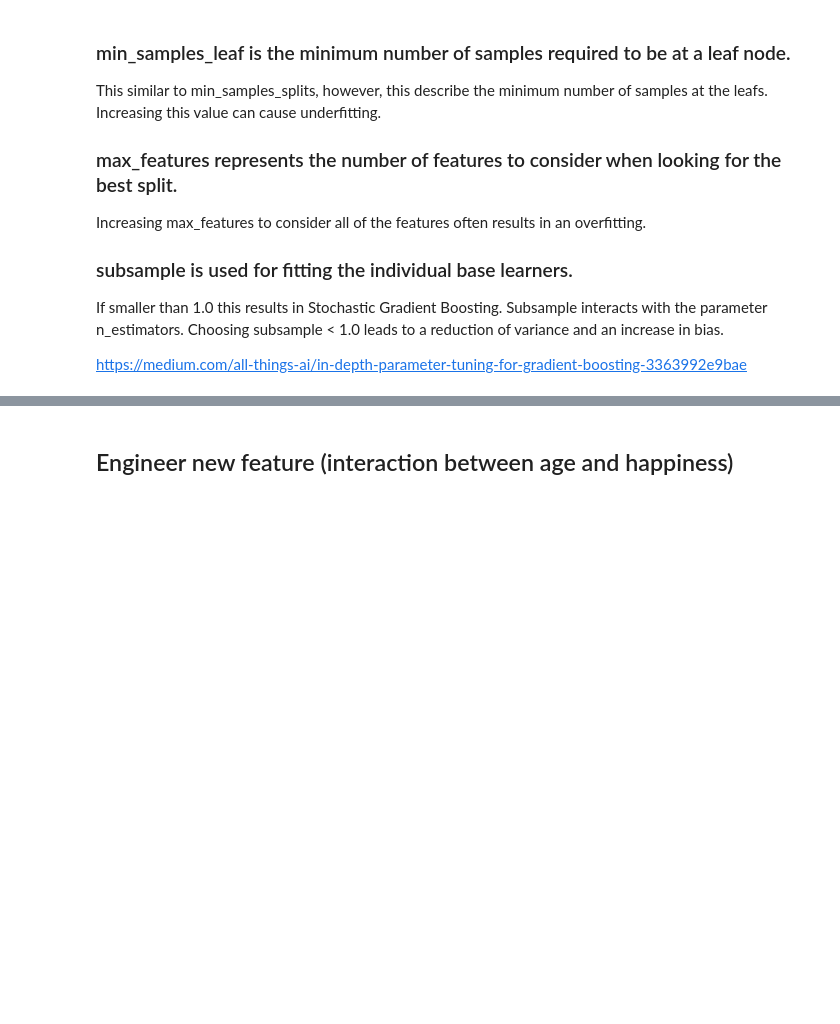
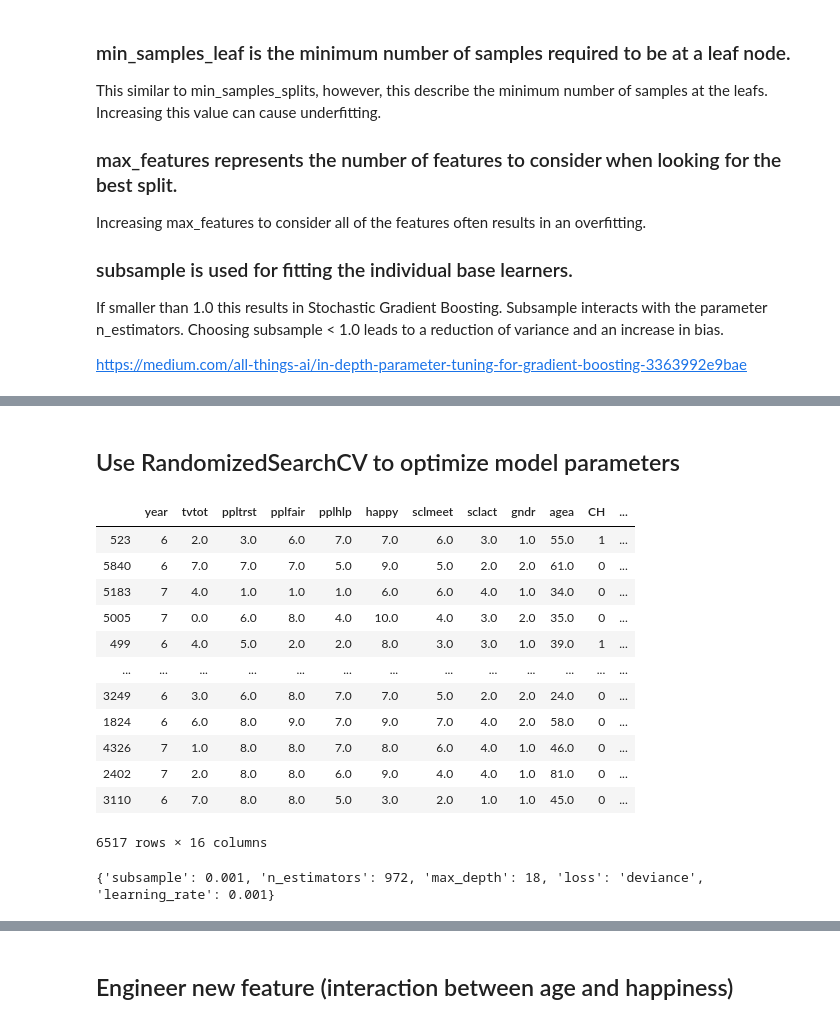
Before and after one commit to happyheppler/Thinkful-Modules-16-23, a Jupyter notebook: module22_drill.ipynb, the cells around one changed output, grey strips where cells are left out. Drawn from its saved outputs; the diff is of its cells as text; code cells hidden in the pictures; blank space fills up the shorter version.

```diff
--- a/module22_drill.ipynb
+++ b/module22_drill.ipynb
@@ -52,7 +51,8 @@ X = df.loc[:, ~df.columns.isin(['partner', 'cntry', 'idno'])]
 X = pd.concat([X, pd.get_dummies(df['cntry'])], axis=1)
 
 # Create training and test sets
-X_train, X_test, y_train, y_test = train_test_split(X, y, test_size=0.2, random_state=5)
+X_train, X_test, y_train, y_test = train_test_split(
+    X, y, test_size=0.2, random_state=5)
 # %% [markdown]
 ## Original Model
 # %%
@@ -276,0 +311,39 @@ print(clf.best_params_)
+# %%
+# Set parameters to optimized values
+params = {'loss': 'deviance',
+          'n_estimators': 200,
+          'max_depth': 2,
+          'learning_rate': 0.05,
+          'subsample': 1,
+          'max_features': 10
+          }
+
+# Initialize and fit the model
+clf = ensemble.GradientBoostingClassifier(**params)
+clf.fit(X_train, y_train)
+
+predict_train = clf.predict(X_train)
+predict_test = clf.predict(X_test)
+
+# Accuracy tables
+table_train = pd.crosstab(y_train, predict_train, margins=True)
+table_test = pd.crosstab(y_test, predict_test, margins=True)
+
+train_tI_errors = table_train.loc[0.0, 1.0] / table_train.loc['All', 'All']
+train_tII_errors = table_train.loc[1.0, 0.0] / table_train.loc['All', 'All']
+
+test_tI_errors = table_test.loc[0.0, 1.0] / table_test.loc['All', 'All']
+test_tII_errors = table_test.loc[1.0, 0.0] / table_test.loc['All', 'All']
+
+print((
+    'Training set accuracy:\n'
+    'Percent Type I errors: {}\n'
+    'Percent Type II errors: {}\n\n'
+    'Test set accuracy:\n'
+    'Percent Type I errors: {}\n'
+    'Percent Type II errors: {}\n'
+).format(train_tI_errors, train_tII_errors, test_tI_errors, test_tII_errors))
+
+print(
+    'Train Set F1 Score: {}\n'
+    'Test Set F1 Score: {}'.format(f1_score(y_train, predict_train), f1_score(y_test, predict_test)))
@@ -277,3 +361,36 @@ print(clf.best_params_)
+# %% [markdown]
+## Use RandomizedSearchCV to optimize model parameters
+# %%
+X_train
+# %% [output]
+|  | year | tvtot | ppltrst | pplfair | pplhlp | happy | sclmeet | sclact | gndr | agea | CH | ... |
+| 523 | 6 | 2.0 | 3.0 | 6.0 | 7.0 | 7.0 | 6.0 | 3.0 | 1.0 | 55.0 | 1 | ... |
+| 5840 | 6 | 7.0 | 7.0 | 7.0 | 5.0 | 9.0 | 5.0 | 2.0 | 2.0 | 61.0 | 0 | ... |
+| 5183 | 7 | 4.0 | 1.0 | 1.0 | 1.0 | 6.0 | 6.0 | 4.0 | 1.0 | 34.0 | 0 | ... |
+| 5005 | 7 | 0.0 | 6.0 | 8.0 | 4.0 | 10.0 | 4.0 | 3.0 | 2.0 | 35.0 | 0 | ... |
+| 499 | 6 | 4.0 | 5.0 | 2.0 | 2.0 | 8.0 | 3.0 | 3.0 | 1.0 | 39.0 | 1 | ... |
+| ... | ... | ... | ... | ... | ... | ... | ... | ... | ... | ... | ... | ... |
+| 3249 | 6 | 3.0 | 6.0 | 8.0 | 7.0 | 7.0 | 5.0 | 2.0 | 2.0 | 24.0 | 0 | ... |
+| 1824 | 6 | 6.0 | 8.0 | 9.0 | 7.0 | 9.0 | 7.0 | 4.0 | 2.0 | 58.0 | 0 | ... |
+| 4326 | 7 | 1.0 | 8.0 | 8.0 | 7.0 | 8.0 | 6.0 | 4.0 | 1.0 | 46.0 | 0 | ... |
+| 2402 | 7 | 2.0 | 8.0 | 8.0 | 6.0 | 9.0 | 4.0 | 4.0 | 1.0 | 81.0 | 0 | ... |
+| 3110 | 6 | 7.0 | 8.0 | 8.0 | 5.0 | 3.0 | 2.0 | 1.0 | 1.0 | 45.0 | 0 | ... |
+6517 rows × 16 columns
+# %%
+params = {'loss': ['deviance', 'exponential'],
+          'n_estimators': np.arange(0, 1000),
+          'learning_rate': np.arange(0.001, 1),
+          'max_depth': np.arange(1, 20),
+          'subsample': np.arange(0.001, 1)
+          }
+
+gbc = ensemble.GradientBoostingClassifier()
+clf = RandomizedSearchCV(gbc, params, n_iter=15)
+clf.fit(X_train, y_train)
+
+print(clf.best_params_)
+# %% [output]
+{'subsample': 0.001, 'n_estimators': 972, 'max_depth': 18, 'loss': 'deviance', 'learning_rate': 0.001}
 # %%
 # Set parameters to optimized values
 params = {'loss': 'deviance',
```
Also changed, not shown: parts of 17 cells of this notebook.
